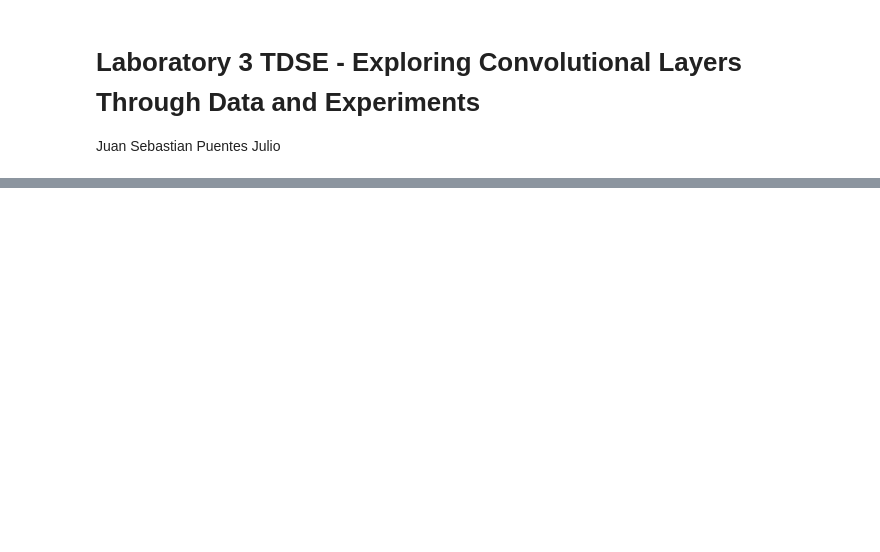
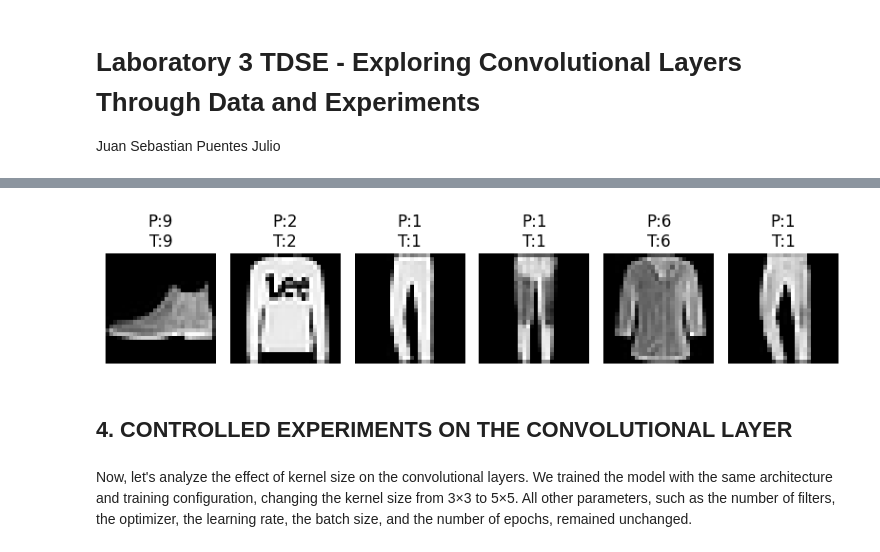
Before and after one commit to sebasPuentes/TDSE-LAB03, a Jupyter notebook: tdse_lab03.ipynb, the cells around one changed output, grey strips where cells are left out. Saved outputs shown, nothing was run; the diff lists cells and outputs as text; code cells hidden in the pictures; blank space fills up the shorter version.

```diff
--- a/tdse_lab03.ipynb
+++ b/tdse_lab03.ipynb
@@ -31,0 +214,17 @@ import matplotlib.pyplot as plt
+# %%
+model1 =  Sequential([
+
+    #FIRST LAYER
+    Conv2D(32, (3,3), activation='relu', input_shape=(28,28,1)),
+    MaxPooling2D((2,2)),
+
+    #SECOND LAYER
+    Conv2D(64, (3,3), activation='relu'),
+    MaxPooling2D((2,2)),
+
+    #OUTPUT
+    Flatten(),
+    Dense(64, activation='relu'),
+    Dense(10, activation='softmax')
+
+  ])
@@ -31,0 +237,6 @@ import matplotlib.pyplot as plt
+# %%
+model1.compile(
+    optimizer='adam',
+    loss='categorical_crossentropy',
+    metrics=['accuracy']
+)
@@ -31,0 +267,2 @@ import matplotlib.pyplot as plt
+# %%
+history1 = model1.fit(x_train_split, y_train_split, epochs=4, batch_size=32)
@@ -31,0 +284,17 @@ import matplotlib.pyplot as plt
+# %%
+preds = model1.predict(x_test[:6])
+
+plt.figure(figsize=(8,3))
+for i in range(6):
+    plt.subplot(1, 6, i + 1)
+    plt.imshow(x_test[i].squeeze(), cmap='gray')
+
+    pred_label = np.argmax(preds[i])
+    true_label = y_test[i]
+
+    plt.title(f"P:{pred_label}\nT:{true_label}")
+    plt.axis("off")
+
+plt.tight_layout()
+plt.show()
+# %% [output]
@@ -31,0 +302,5 @@ import matplotlib.pyplot as plt
+[figure, added]
+# %% [markdown]
+## **4. CONTROLLED EXPERIMENTS ON THE CONVOLUTIONAL LAYER**
+# %% [markdown]
+Now, let's analyze the effect of kernel size on the convolutional layers. We trained the model with the same architecture and training configuration, changing the kernel size from 3×3 to 5×5. All other parameters, such as the number of filters, the optimizer, the learning rate, the batch size, and the number of epochs, remained unchanged.
```
Also changed, not shown: parts of 47 cells of this notebook, 1 other file.
